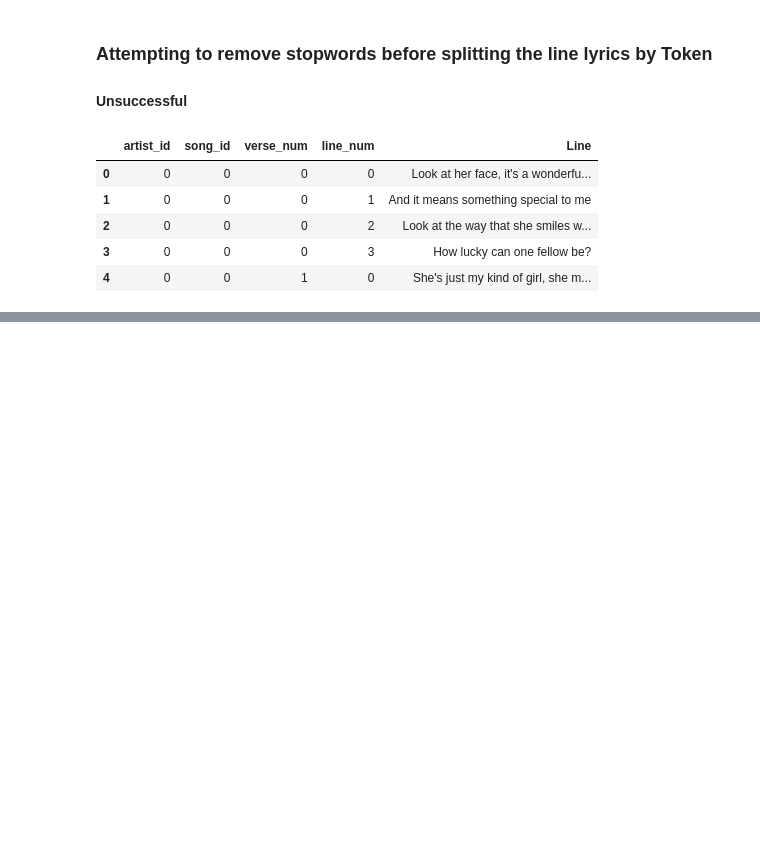
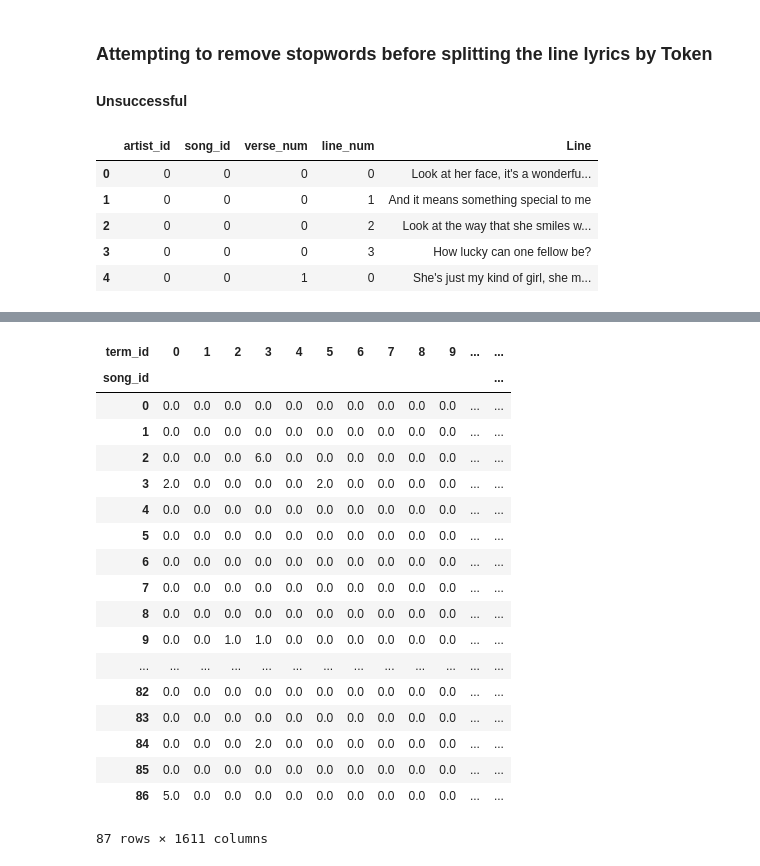
Before and after one commit to nick-bruno/text_analytics_final_project, a Jupyter notebook: TA Final Project Rid Stopwords Before Creating BOW.ipynb, the cells around one changed output, grey strips where cells are left out. Cells and saved outputs as stored; diff of their text form; code cells hidden in the pictures; blank space fills up the shorter version.

```diff
--- a/TA Final Project Rid Stopwords Before Creating BOW.ipynb
+++ b/TA Final Project Rid Stopwords Before Creating BOW.ipynb
@@ -68,0 +161,4 @@ tokens = df.Line.str.split(TOKEN_PAT, expand=True)\
+# %%
+OHCO = ['artist_id', 'song_id', 'verse_num', 'line_num','token_num']
+# %%
+SONG=OHCO[1:2]
@@ -68,0 +169,2 @@ tokens = df.Line.str.split(TOKEN_PAT, expand=True)\
+# %%
+BOW = K.groupby(SONG+['term_id'])['term_id'].count()
@@ -68,0 +181,24 @@ tokens = df.Line.str.split(TOKEN_PAT, expand=True)\
+# %%
+DTM = BOW.unstack().fillna(0)
+# %%
+DTM
+# %% [output]
+| term_id | 0 | 1 | 2 | 3 | 4 | 5 | 6 | 7 | 8 | 9 | ... | ... |
+| song_id |  |  |  |  |  |  |  |  |  |  |  | ... |
+| 0 | 0.0 | 0.0 | 0.0 | 0.0 | 0.0 | 0.0 | 0.0 | 0.0 | 0.0 | 0.0 | ... | ... |
+| 1 | 0.0 | 0.0 | 0.0 | 0.0 | 0.0 | 0.0 | 0.0 | 0.0 | 0.0 | 0.0 | ... | ... |
+| 2 | 0.0 | 0.0 | 0.0 | 6.0 | 0.0 | 0.0 | 0.0 | 0.0 | 0.0 | 0.0 | ... | ... |
+| 3 | 2.0 | 0.0 | 0.0 | 0.0 | 0.0 | 2.0 | 0.0 | 0.0 | 0.0 | 0.0 | ... | ... |
+| 4 | 0.0 | 0.0 | 0.0 | 0.0 | 0.0 | 0.0 | 0.0 | 0.0 | 0.0 | 0.0 | ... | ... |
+| 5 | 0.0 | 0.0 | 0.0 | 0.0 | 0.0 | 0.0 | 0.0 | 0.0 | 0.0 | 0.0 | ... | ... |
+| 6 | 0.0 | 0.0 | 0.0 | 0.0 | 0.0 | 0.0 | 0.0 | 0.0 | 0.0 | 0.0 | ... | ... |
+| 7 | 0.0 | 0.0 | 0.0 | 0.0 | 0.0 | 0.0 | 0.0 | 0.0 | 0.0 | 0.0 | ... | ... |
+| 8 | 0.0 | 0.0 | 0.0 | 0.0 | 0.0 | 0.0 | 0.0 | 0.0 | 0.0 | 0.0 | ... | ... |
+| 9 | 0.0 | 0.0 | 1.0 | 1.0 | 0.0 | 0.0 | 0.0 | 0.0 | 0.0 | 0.0 | ... | ... |
+| ... | ... | ... | ... | ... | ... | ... | ... | ... | ... | ... | ... | ... |
+| 82 | 0.0 | 0.0 | 0.0 | 0.0 | 0.0 | 0.0 | 0.0 | 0.0 | 0.0 | 0.0 | ... | ... |
+| 83 | 0.0 | 0.0 | 0.0 | 0.0 | 0.0 | 0.0 | 0.0 | 0.0 | 0.0 | 0.0 | ... | ... |
+| 84 | 0.0 | 0.0 | 0.0 | 2.0 | 0.0 | 0.0 | 0.0 | 0.0 | 0.0 | 0.0 | ... | ... |
+| 85 | 0.0 | 0.0 | 0.0 | 0.0 | 0.0 | 0.0 | 0.0 | 0.0 | 0.0 | 0.0 | ... | ... |
+| 86 | 5.0 | 0.0 | 0.0 | 0.0 | 0.0 | 0.0 | 0.0 | 0.0 | 0.0 | 0.0 | ... | ... |
+87 rows × 1611 columns
```
Also changed, not shown: parts of 43 cells of this notebook, 2 other files.
